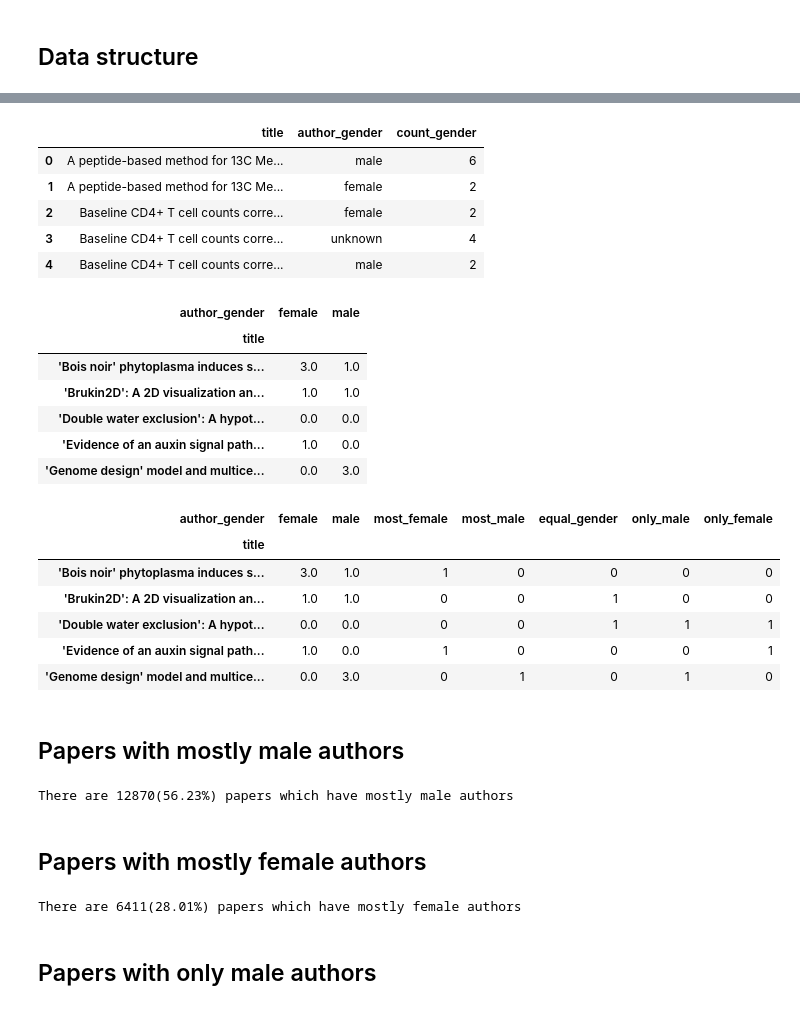
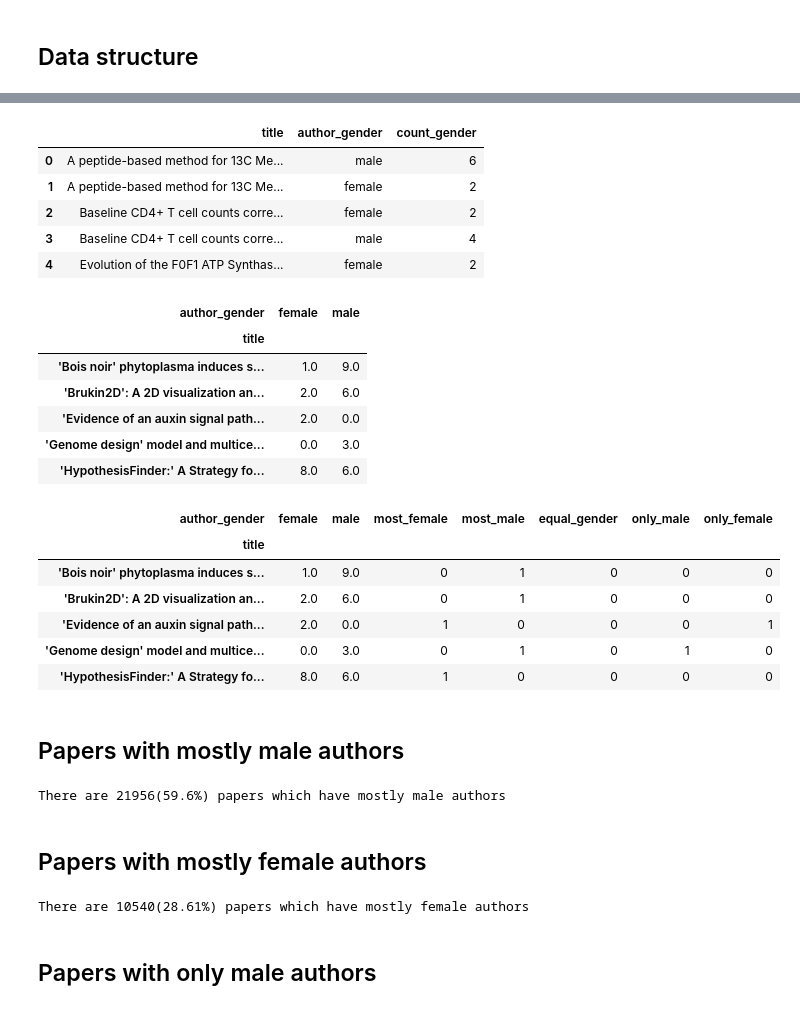
Before and after one commit to social-link-analytics-group-bsc/gender_bioinfo, a Jupyter notebook: analysis/gender_bias_analysis.ipynb, the cells around one changed output, grey strips where cells are left out. Saved outputs shown, nothing was run; the diff lists cells and outputs as text; code cells hidden in the pictures.

```diff
--- a/analysis/gender_bias_analysis.ipynb
+++ b/analysis/gender_bias_analysis.ipynb
@@ -38,3 +40,9 @@ Raw data:
+# %%
+# Convert vague gender name to specific name
+authors.loc[authors['gender']=='mostly_male','gender'] = 'male'
+authors.loc[authors['gender']=='mostly_female', 'gender'] = 'female'
+papers_authors.loc[papers_authors['author_gender']=='mostly_male','author_gender'] = 'male'
+papers_authors.loc[papers_authors['author_gender']=='mostly_female', 'author_gender'] = 'female'
 # %% [markdown]
 ## Remove papers without authors
 # %%
@@ -569,21 +528,20 @@ agg_papers_grouped_df.head()
 | 0 | A peptide-based method for 13C Me... | male | 6 |
 | 1 | A peptide-based method for 13C Me... | female | 2 |
 | 2 | Baseline CD4+ T cell counts corre... | female | 2 |
-| 3 | Baseline CD4+ T cell counts corre... | unknown | 4 |
-| 4 | Baseline CD4+ T cell counts corre... | male | 2 |
+| 3 | Baseline CD4+ T cell counts corre... | male | 4 |
+| 4 | Evolution of the F0F1 ATP Synthas... | female | 2 |
 # %%
 papers_gender_dist = agg_papers_grouped_df.pivot(columns='author_gender', values='count_gender', index='title')
-papers_gender_dist = papers_gender_dist.drop(['mostly_female', 'mostly_male', 'unknown', 'error_api'], axis=1)
 papers_gender_dist = papers_gender_dist.fillna(0)
 papers_gender_dist.head()
 # %% [output]
 | author_gender | female | male |
 | title |  |  |
-| 'Bois noir' phytoplasma induces s... | 3.0 | 1.0 |
-| 'Brukin2D': A 2D visualization an... | 1.0 | 1.0 |
-| 'Double water exclusion': A hypot... | 0.0 | 0.0 |
-| 'Evidence of an auxin signal path... | 1.0 | 0.0 |
+| 'Bois noir' phytoplasma induces s... | 1.0 | 9.0 |
+| 'Brukin2D': A 2D visualization an... | 2.0 | 6.0 |
+| 'Evidence of an auxin signal path... | 2.0 | 0.0 |
 | 'Genome design' model and multice... | 0.0 | 3.0 |
+| 'HypothesisFinder:' A Strategy fo... | 8.0 | 6.0 |
 # %%
 papers_gender_dist['most_female'] = np.where(papers_gender_dist['female']>papers_gender_dist['male'], 1, 0)
 papers_gender_dist['most_male'] = np.where(papers_gender_dist['male']>papers_gender_dist['female'], 1, 0)
@@ -594,11 +552,11 @@ papers_gender_dist.head()
 # %% [output]
 | author_gender | female | male | most_female | most_male | equal_gender | only_male | only_female |
 | title |  |  |  |  |  |  |  |
-| 'Bois noir' phytoplasma induces s... | 3.0 | 1.0 | 1 | 0 | 0 | 0 | 0 |
-| 'Brukin2D': A 2D visualization an... | 1.0 | 1.0 | 0 | 0 | 1 | 0 | 0 |
-| 'Double water exclusion': A hypot... | 0.0 | 0.0 | 0 | 0 | 1 | 1 | 1 |
-| 'Evidence of an auxin signal path... | 1.0 | 0.0 | 1 | 0 | 0 | 0 | 1 |
+| 'Bois noir' phytoplasma induces s... | 1.0 | 9.0 | 0 | 1 | 0 | 0 | 0 |
+| 'Brukin2D': A 2D visualization an... | 2.0 | 6.0 | 0 | 1 | 0 | 0 | 0 |
+| 'Evidence of an auxin signal path... | 2.0 | 0.0 | 1 | 0 | 0 | 0 | 1 |
 | 'Genome design' model and multice... | 0.0 | 3.0 | 0 | 1 | 0 | 1 | 0 |
+| 'HypothesisFinder:' A Strategy fo... | 8.0 | 6.0 | 1 | 0 | 0 | 0 | 0 |
 # %% [markdown]
 ## Papers with mostly male authors
 # %%
@@ -606,7 +564,7 @@ raw_num = papers_gender_dist['most_male'].sum()
 per_num = round(raw_num/papers_gender_dist.shape[0]*100,2)
 print('There are {}({}%) papers which have mostly male authors'.format(raw_num, per_num))
 # %% [output]
-There are 12870(56.23%) papers which have mostly male authors
+There are 21956(59.6%) papers which have mostly male authors
 # %% [markdown]
 ## Papers with mostly female authors
 # %%
@@ -614,7 +572,7 @@ raw_num = papers_gender_dist['most_female'].sum()
 per_num = round(raw_num/papers_gender_dist.shape[0]*100,2)
 print('There are {}({}%) papers which have mostly female authors'.format(raw_num, per_num))
 # %% [output]
-There are 6411(28.01%) papers which have mostly female authors
+There are 10540(28.61%) papers which have mostly female authors
 # %% [markdown]
 ## Papers with only male authors
 # %%
```
Also changed, not shown: parts of 102 cells of this notebook.
